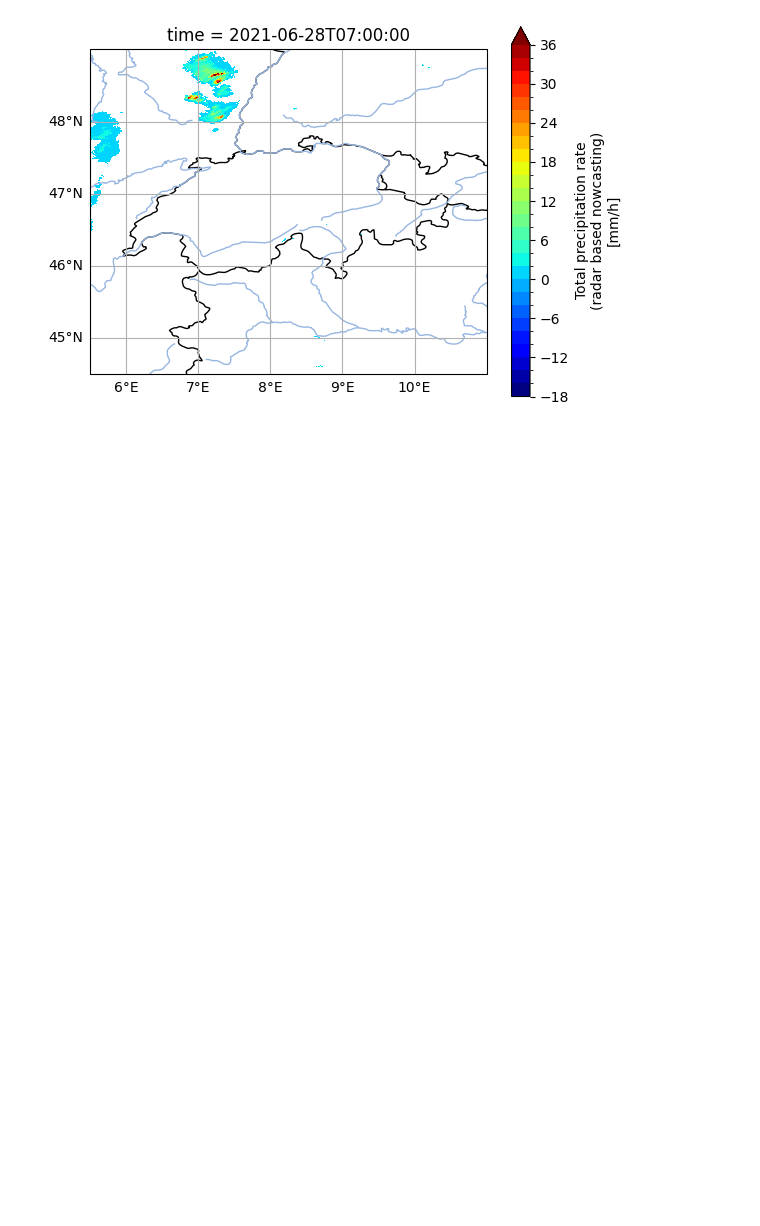
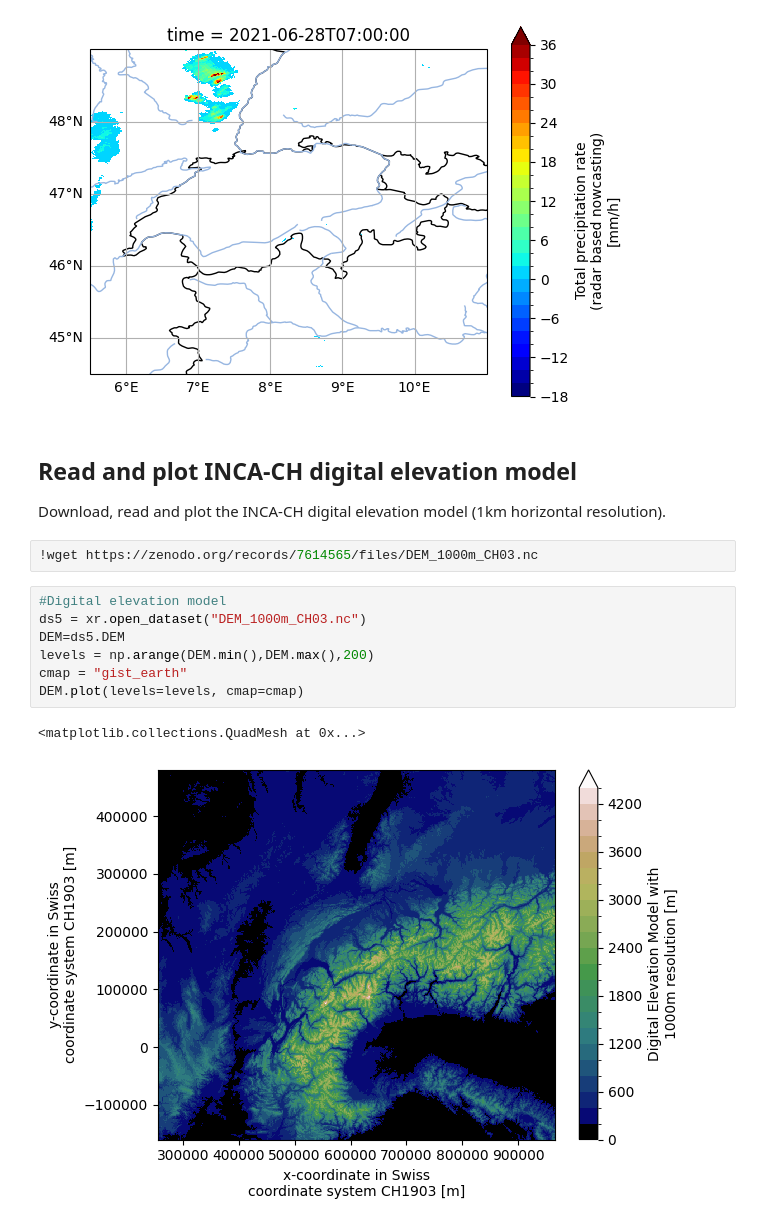
Before and after one commit to MeteoSwiss/inca-examples, a Jupyter notebook: notebooks/plotting_inca.ipynb, the cells around one changed output. Saved outputs shown, nothing was run; the diff lists cells and outputs as text; blank space fills up the shorter version.

```diff
--- a/notebooks/plotting_inca.ipynb
+++ b/notebooks/plotting_inca.ipynb
@@ -222,3 +222,19 @@ grid_lines.rotate_labels = False
 ax.set_extent([5.5, 11, 44.5, 49])
 # %% [output]
 [figure]
+# %% [markdown]
+## Read and plot INCA-CH digital elevation model
+
+Download, read and plot the INCA-CH digital elevation model (1km horizontal resolution).
+# %%
+!wget https://zenodo.org/records/7614565/files/DEM_1000m_CH03.nc
+# %%
+#Digital elevation model
+ds5 = xr.open_dataset("DEM_1000m_CH03.nc")
+DEM=ds5.DEM
+levels = np.arange(DEM.min(),DEM.max(),200)
+cmap = "gist_earth"
+DEM.plot(levels=levels, cmap=cmap)
+# %% [output]
+<matplotlib.collections.QuadMesh at 0x...>
+[figure, added]
```
